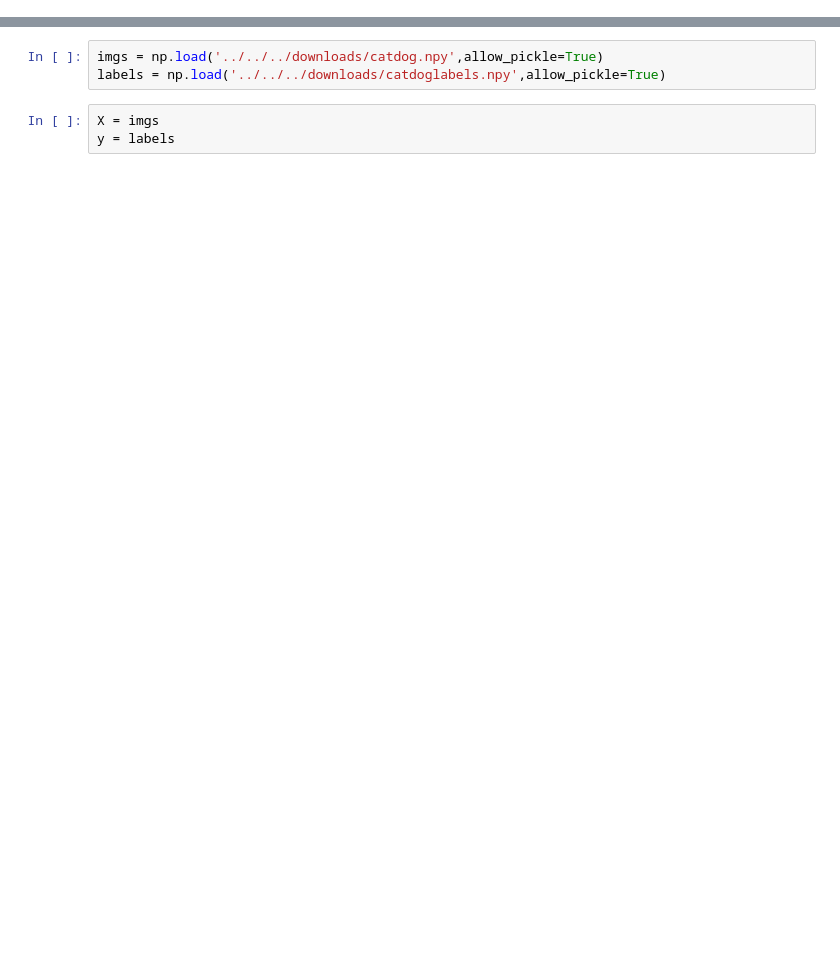
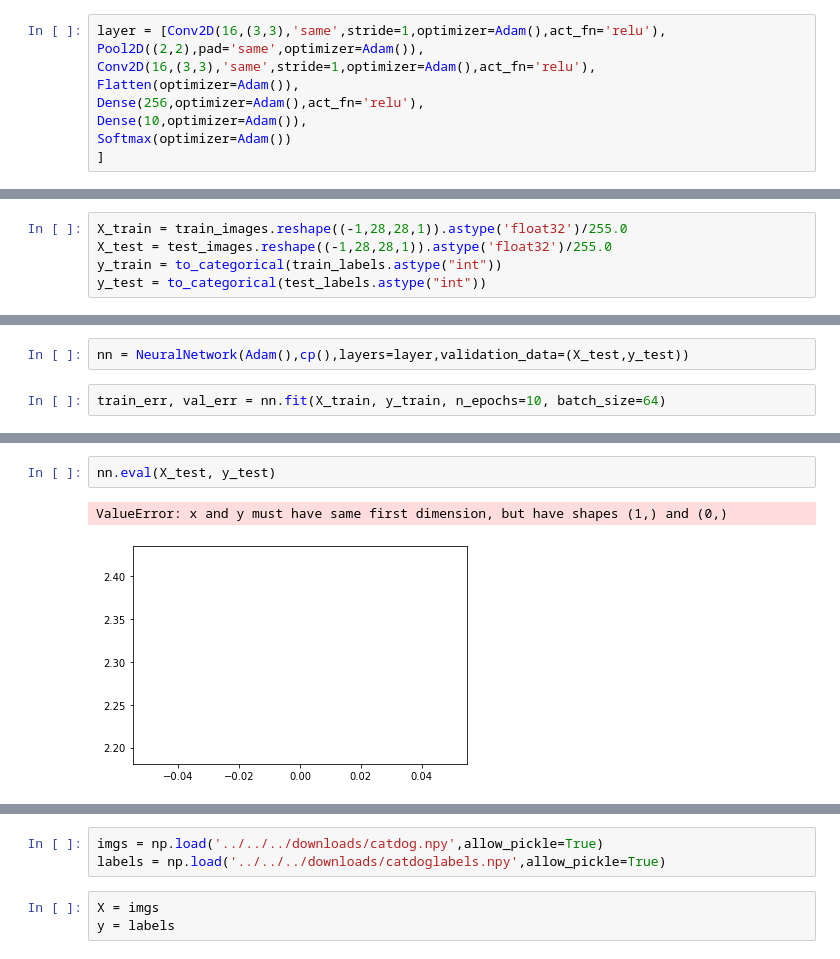
Before and after one commit to miguelmyers8/Metal, a Jupyter notebook: deprecated/examples/Untitled2.ipynb, the cells around one changed output, grey strips where cells are left out. Drawn from its saved outputs; the diff is of its cells as text; blank space fills up the shorter version.

```diff
--- a/deprecated/examples/Untitled2.ipynb
+++ b/deprecated/examples/Untitled2.ipynb
@@ -11,0 +54,9 @@ import numpy as np
+# %%
+layer = [Conv2D(16,(3,3),'same',stride=1,optimizer=Adam(),act_fn='relu'),
+Pool2D((2,2),pad='same',optimizer=Adam()),
+Conv2D(16,(3,3),'same',stride=1,optimizer=Adam(),act_fn='relu'),
+Flatten(optimizer=Adam()),
+Dense(256,optimizer=Adam(),act_fn='relu'),
+Dense(10,optimizer=Adam()),
+Softmax(optimizer=Adam())
+]
@@ -11,0 +94,5 @@ import numpy as np
+# %%
+X_train = train_images.reshape((-1,28,28,1)).astype('float32')/255.0
+X_test = test_images.reshape((-1,28,28,1)).astype('float32')/255.0
+y_train = to_categorical(train_labels.astype("int"))
+y_test = to_categorical(test_labels.astype("int"))
@@ -11,0 +101,4 @@ import numpy as np
+# %%
+nn = NeuralNetwork(Adam(),cp(),layers=layer,validation_data=(X_test,y_test))
+# %%
+train_err, val_err = nn.fit(X_train, y_train, n_epochs=10, batch_size=64)
@@ -11,0 +125,5 @@ import numpy as np
+# %%
+nn.eval(X_test, y_test)
+# %% [output]
+ValueError: x and y must have same first dimension, but have shapes (1,) and (0,)
+[figure, added]
```
Also changed, not shown: parts of 114 cells of this notebook, 23 other files.
